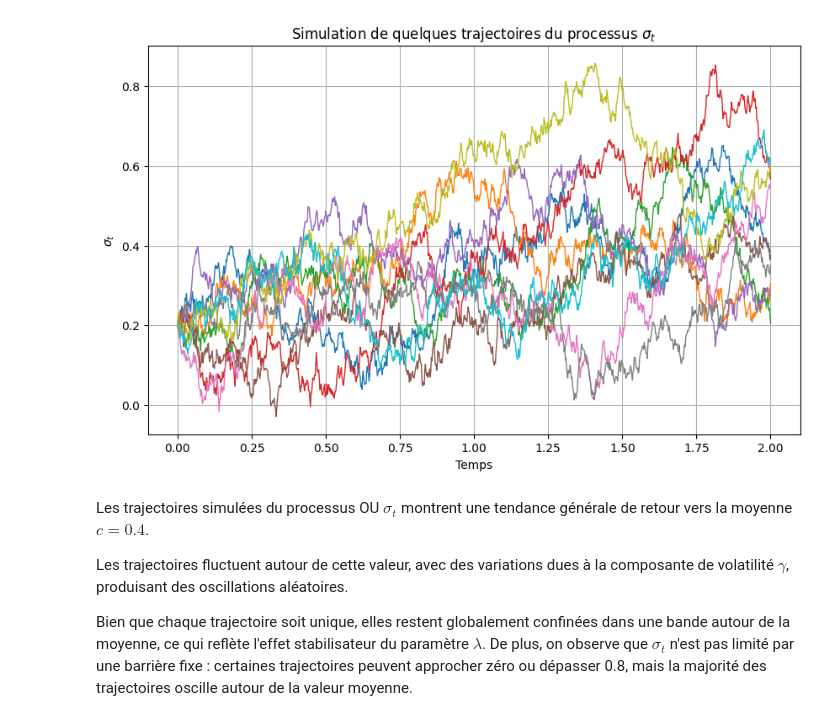
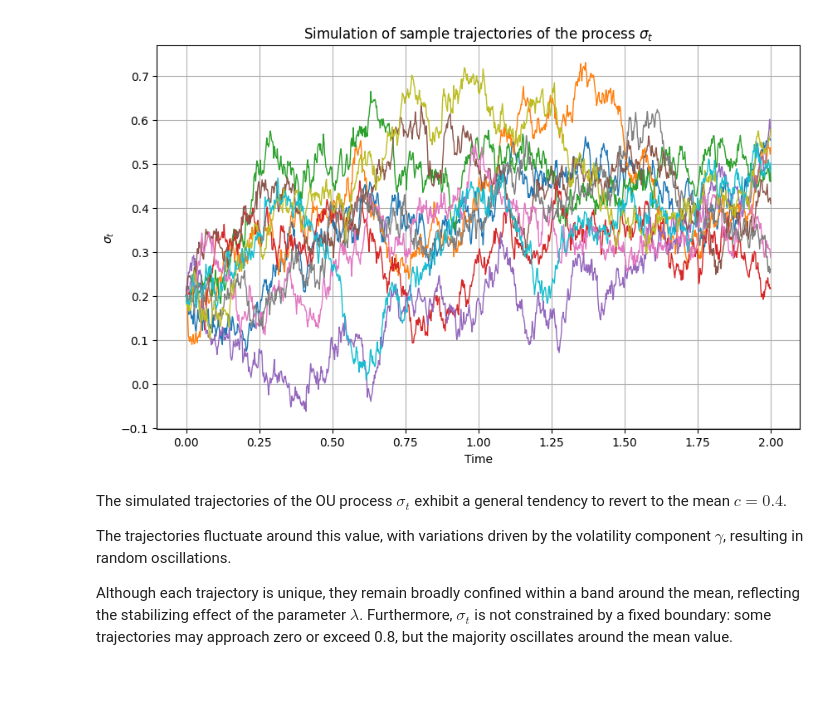
Before and after one commit to MWajdi/stochastic-hedging-simulations, a Jupyter notebook: main_notebook.ipynb, the cells around one changed output. Cells and saved outputs as stored; diff of their text form; code cells hidden in the pictures; blank space fills up the shorter version.

```diff
--- a/main_notebook.ipynb
+++ b/main_notebook.ipynb
@@ -94,42 +183,42 @@ où $ \Delta W_j = \sqrt{\Delta t} \, Z_j $ et $ Z_j \sim \mathcal{N}(0, 1) $ so
 # %%
 import numpy as np
 import matplotlib.pyplot as plt
 
-# Paramètres de la simulation
-T = 2.0           # Temps total
-n = 1000           # Nombre de pas de temps
-dt = T / n        # Taille d'un pas de temps
-m = 1000          # Nombre de trajectoires à simuler
+# Simulation parameters
+T = 2.0           # Total time
+n = 1000          # Number of time steps
+dt = T / n        # Time step size
+m = 1000          # Number of trajectories to simulate
 
-# Paramètres du processus OU
-sigma0 = 0.2      # Valeur initiale de sigma
-lambda_ = 2.0     # Taux de retour à la moyenne
-c = 0.4           # Niveau moyen à long terme
-gamma = 0.3       # Volatilité du processus
+# Parameters of the OU process
+sigma0 = 0.2      # Initial value of sigma
+lambda_ = 2.0     # Rate of mean reversion
+c = 0.4           # Long-term mean level
+gamma = 0.3       # Volatility of the process
 
 t = np.linspace(0, T, n + 1)
 
 sigma = np.zeros((m, n + 1))
 sigma[:, 0] = sigma0
 
 for i in range(1, n + 1):
     dW = np.sqrt(dt) * np.random.randn(m)
     sigma[:, i] = sigma[:, i - 1] + lambda_ * (c - sigma[:, i - 1]) * dt + gamma * dW
 
 plt.figure(figsize=(10, 6))
-for j in range(10):  # Afficher les 10 premières trajectoires
+for j in range(10):  # Display the first 10 trajectories
     plt.plot(t, sigma[j], lw=1)
-plt.title('Simulation de quelques trajectoires du processus $\\sigma_t$')
-plt.xlabel('Temps')
+plt.title('Simulation of sample trajectories of the process $\\sigma_t$')
+plt.xlabel('Time')
 plt.ylabel('$\\sigma_t$')
 plt.grid(True)
 plt.show()
 # %% [output]
-[figure, old version]
+[figure, new version]
 # %% [markdown]
-Les trajectoires simulées du processus OU $ \sigma_t $ montrent une tendance générale de retour vers la moyenne $ c = 0.4 $.
+The simulated trajectories of the OU process $ \sigma_t $ exhibit a general tendency to revert to the mean $ c = 0.4 $.
 
-Les trajectoires fluctuent autour de cette valeur, avec des variations dues à la composante de volatilité $ \gamma $, produisant des oscillations aléatoires.
+The trajectories fluctuate around this value, with variations driven by the volatility component $ \gamma $, resulting in random oscillations.
 
-Bien que chaque trajectoire soit unique, elles restent globalement confinées dans une bande autour de la moyenne, ce qui reflète l'effet stabilisateur du paramètre $ \lambda $. De plus, on observe que $ \sigma_t $ n'est pas limité par une barrière fixe : certaines trajectoires peuvent approcher zéro ou dépasser 0.8, mais la majorité des trajectoires oscille autour de la valeur moyenne.
+Although each trajectory is unique, they remain broadly confined within a band around the mean, reflecting the stabilizing effect of the parameter $ \lambda $. Furthermore, $ \sigma_t $ is not constrained by a fixed boundary: some trajectories may approach zero or exceed 0.8, but the majority oscillates around the mean value.
 # %% [markdown]
```
Also changed, not shown: parts of 10 cells of this notebook.
